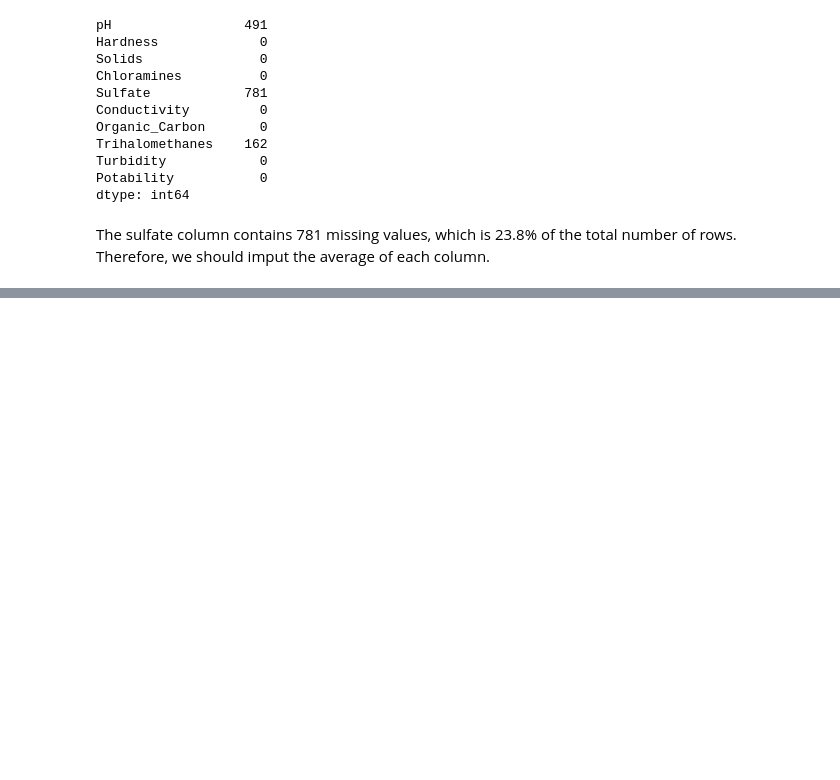
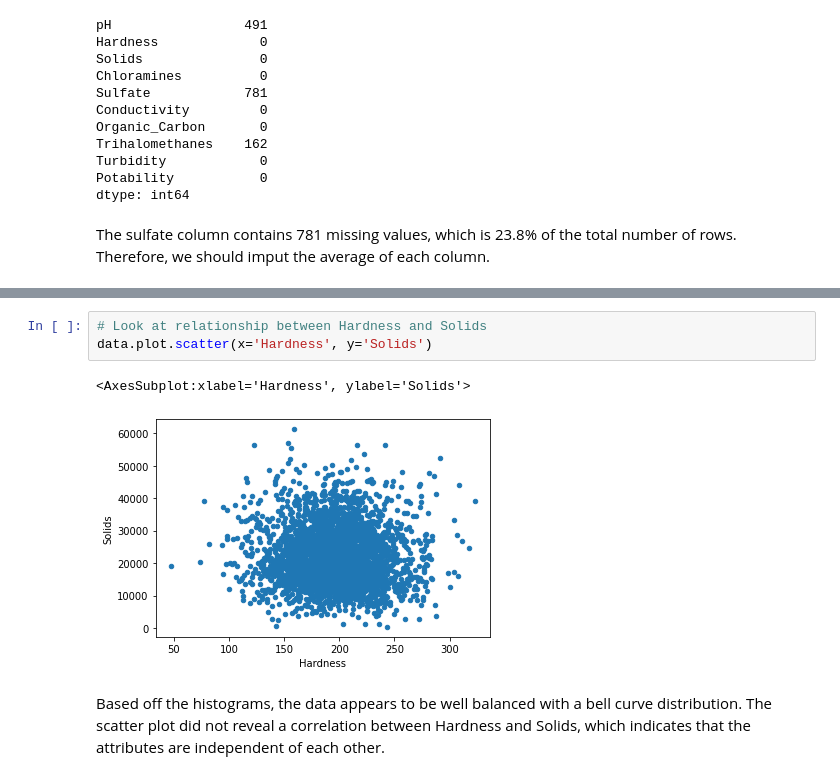
Before and after one commit to thomaspeavler/Water-Potability-Classifier, a Jupyter notebook: water-classifier.ipynb, the cells around one changed output, grey strips where cells are left out. Drawn from its saved outputs; the diff is of its cells as text; blank space fills up the shorter version.

```diff
--- a/water-classifier.ipynb
+++ b/water-classifier.ipynb
@@ -129,0 +150,8 @@ data.head()
+# %%
+# Look at relationship between Hardness and Solids
+data.plot.scatter(x='Hardness', y='Solids')
+# %% [output]
+<AxesSubplot:xlabel='Hardness', ylabel='Solids'>
+[figure, added]
+# %% [markdown]
+Based off the histograms, the data appears to be well balanced with a bell curve distribution. The scatter plot did not reveal a correlation between Hardness and Solids, which indicates that the attributes are independent of each other.
```
Also changed, not shown: parts of 4 cells of this notebook.
